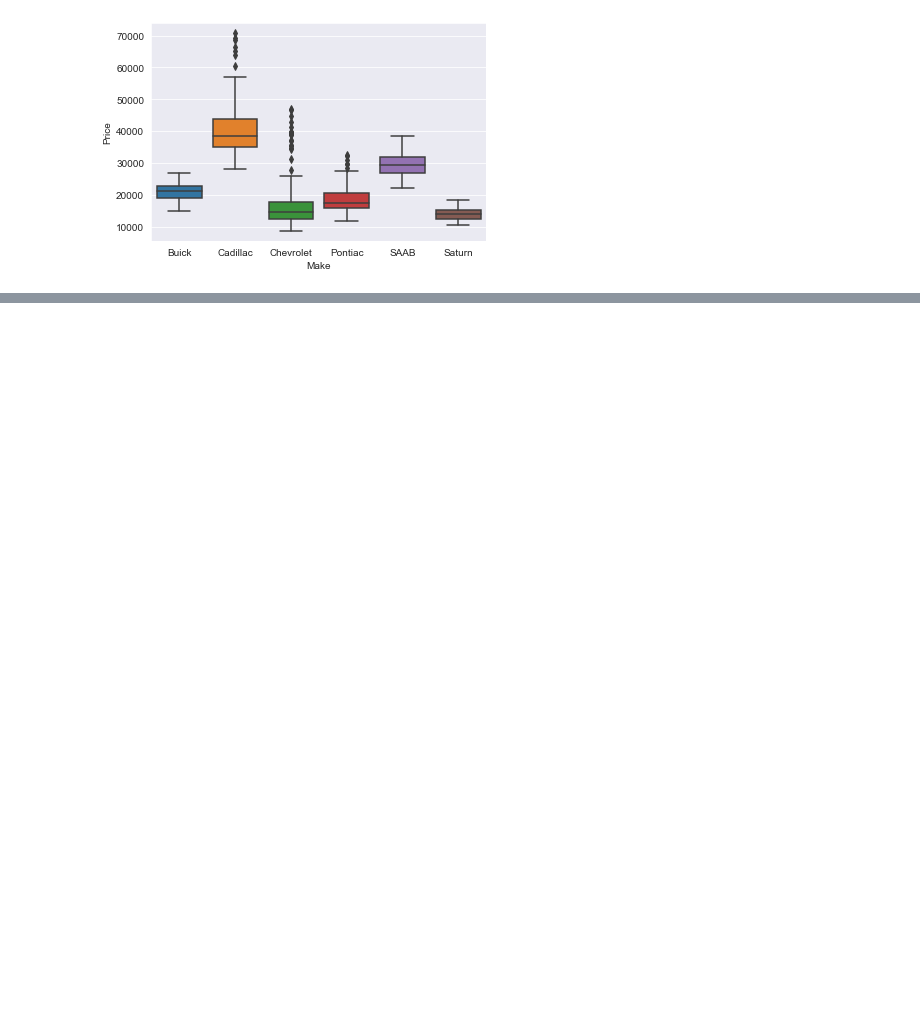
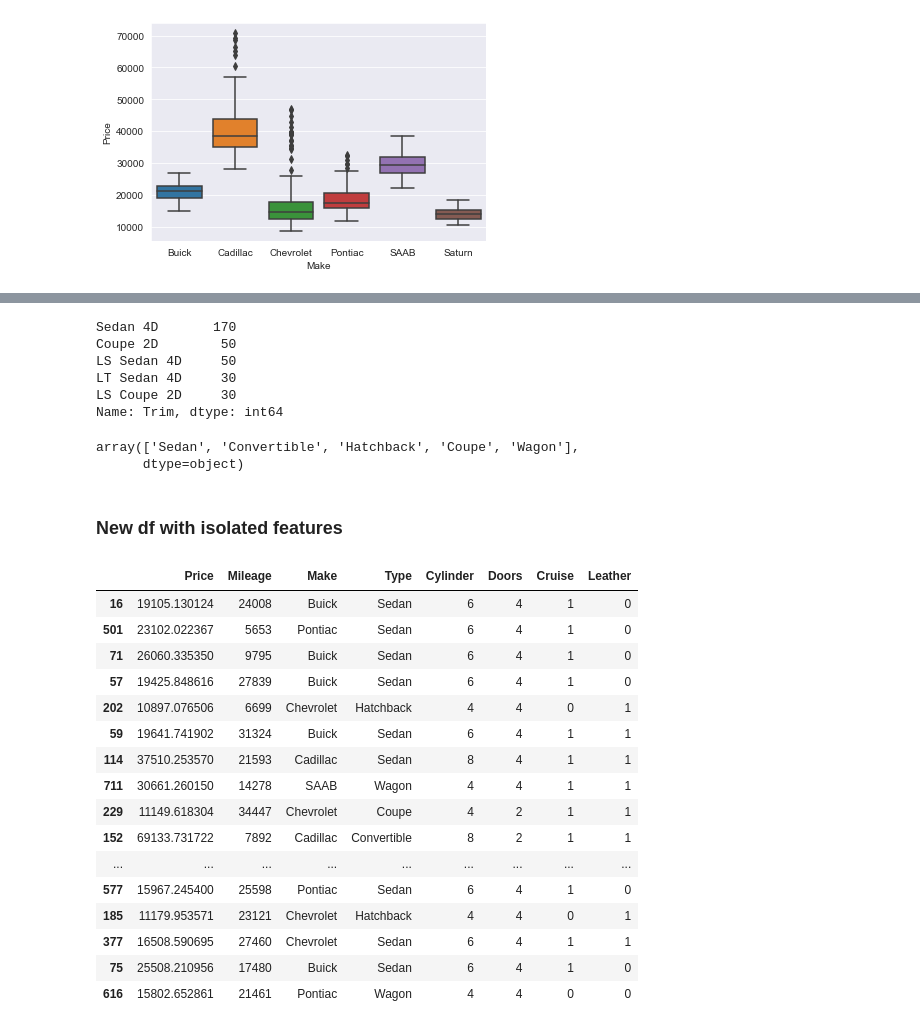
Before and after one commit to Ozxahmed/ML_DS_DL_Udemy_Course, a Jupyter notebook: s3_predictive_models.ipynb, the cells around one changed output, grey strips where cells are left out. Saved outputs shown, nothing was run; the diff lists cells and outputs as text; code cells hidden in the pictures; blank space fills up the shorter version.

Commit message:
linreg project ohe

```diff
--- a/s3_predictive_models.ipynb
+++ b/s3_predictive_models.ipynb
@@ -365,0 +363,39 @@ len(arr)
+# %%
+cars.Trim.value_counts().head()
+
+# discard this feature.
+# %% [output]
+Sedan 4D       170
+Coupe 2D        50
+LS Sedan 4D     50
+LT Sedan 4D     30
+LS Coupe 2D     30
+Name: Trim, dtype: int64
+# %%
+cars.Type.unique()
+# %% [output]
+array(['Sedan', 'Convertible', 'Hatchback', 'Coupe', 'Wagon'],
+      dtype=object)
+# %% [markdown]
+### New df with isolated features
+# %%
+carsLinreg_df = cars[['Price', 'Mileage', 'Make', 'Type', 'Cylinder', 'Doors', 'Cruise', 'Leather']]
+carsLinreg_df.sample(20)
+# %% [output]
+|  | Price | Mileage | Make | Type | Cylinder | Doors | Cruise | Leather |
+| 16 | 19105.130124 | 24008 | Buick | Sedan | 6 | 4 | 1 | 0 |
+| 501 | 23102.022367 | 5653 | Pontiac | Sedan | 6 | 4 | 1 | 0 |
+| 71 | 26060.335350 | 9795 | Buick | Sedan | 6 | 4 | 1 | 0 |
+| 57 | 19425.848616 | 27839 | Buick | Sedan | 6 | 4 | 1 | 0 |
+| 202 | 10897.076506 | 6699 | Chevrolet | Hatchback | 4 | 4 | 0 | 1 |
+| 59 | 19641.741902 | 31324 | Buick | Sedan | 6 | 4 | 1 | 1 |
+| 114 | 37510.253570 | 21593 | Cadillac | Sedan | 8 | 4 | 1 | 1 |
+| 711 | 30661.260150 | 14278 | SAAB | Wagon | 4 | 4 | 1 | 1 |
+| 229 | 11149.618304 | 34447 | Chevrolet | Coupe | 4 | 2 | 1 | 1 |
+| 152 | 69133.731722 | 7892 | Cadillac | Convertible | 8 | 2 | 1 | 1 |
+| ... | ... | ... | ... | ... | ... | ... | ... | ... |
+| 577 | 15967.245400 | 25598 | Pontiac | Sedan | 6 | 4 | 1 | 0 |
+| 185 | 11179.953571 | 23121 | Chevrolet | Hatchback | 4 | 4 | 0 | 1 |
+| 377 | 16508.590695 | 27460 | Chevrolet | Sedan | 6 | 4 | 1 | 1 |
+| 75 | 25508.210956 | 17480 | Buick | Sedan | 6 | 4 | 1 | 0 |
+| 616 | 15802.652861 | 21461 | Pontiac | Wagon | 4 | 4 | 0 | 0 |
```
Also changed, not shown: parts of 21 cells of this notebook.
